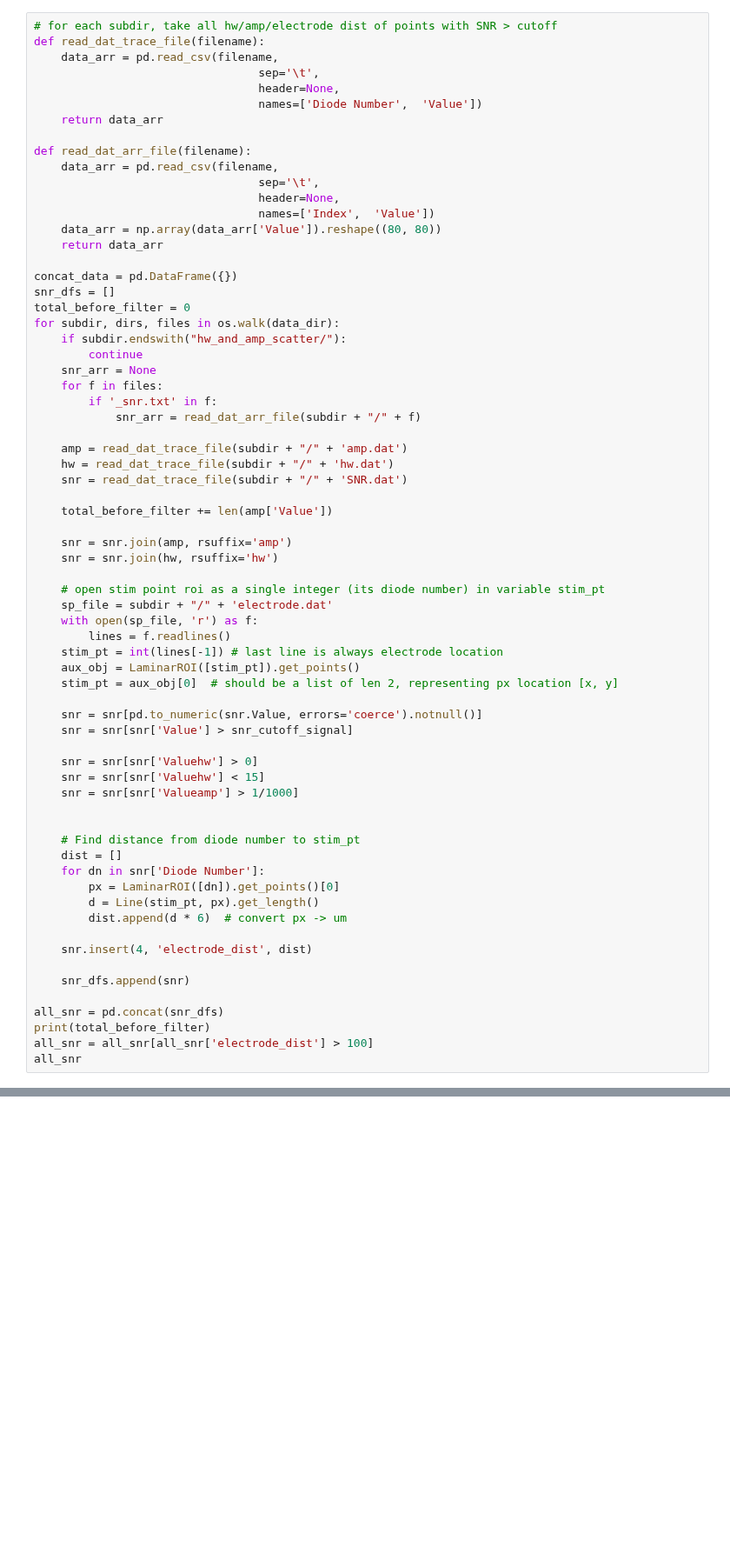
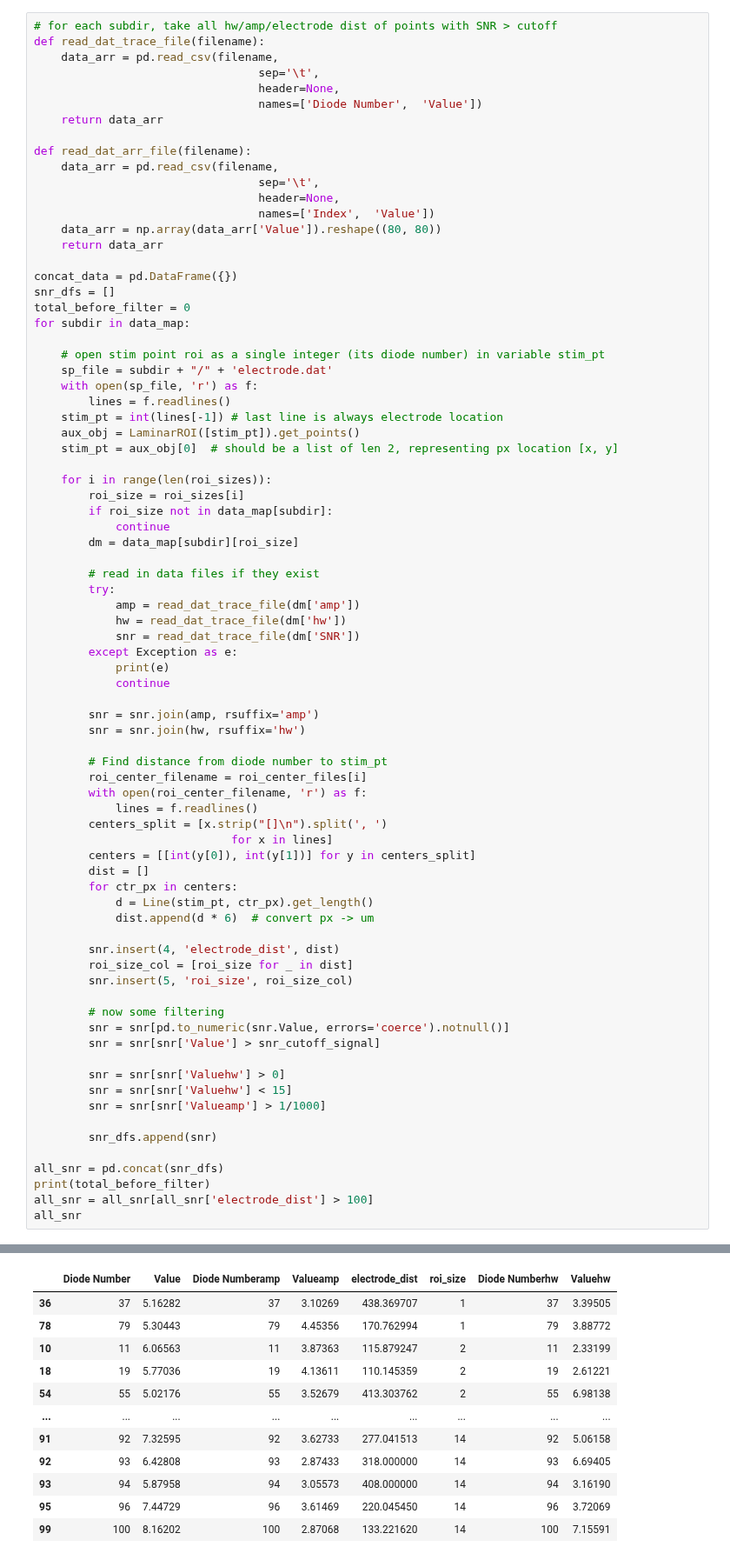
Before and after one commit to john-judge/TSM-to-ZDA, a Jupyter notebook: titrate_hw_amp_vs_dist.ipynb, the cells around one changed output, grey strips where cells are left out. Shown at 87% size. Saved outputs shown, nothing was run; the diff lists cells and outputs as text; blank space fills up the shorter version.

```diff
--- a/titrate_hw_amp_vs_dist.ipynb
+++ b/titrate_hw_amp_vs_dist.ipynb
@@ -123,22 +166,7 @@ def read_dat_arr_file(filename):
 concat_data = pd.DataFrame({})
 snr_dfs = []
 total_before_filter = 0
-for subdir, dirs, files in os.walk(data_dir):
-    if subdir.endswith("hw_and_amp_scatter/"):
-        continue
-    snr_arr = None
-    for f in files:
-        if '_snr.txt' in f:
-            snr_arr = read_dat_arr_file(subdir + "/" + f)
-
-    amp = read_dat_trace_file(subdir + "/" + 'amp.dat')
-    hw = read_dat_trace_file(subdir + "/" + 'hw.dat')
-    snr = read_dat_trace_file(subdir + "/" + 'SNR.dat')
-
-    total_before_filter += len(amp['Value'])
-
-    snr = snr.join(amp, rsuffix='amp')
-    snr = snr.join(hw, rsuffix='hw')
+for subdir in data_map:
 
     # open stim point roi as a single integer (its diode number) in variable stim_pt
     sp_file = subdir + "/" + 'electrode.dat'
@@ -148,26 +176,52 @@ for subdir, dirs, files in os.walk(data_dir):
     aux_obj = LaminarROI([stim_pt]).get_points()
     stim_pt = aux_obj[0]  # should be a list of len 2, representing px location [x, y]
 
-    snr = snr[pd.to_numeric(snr.Value, errors='coerce').notnull()]
-    snr = snr[snr['Value'] > snr_cutoff_signal]
+    for i in range(len(roi_sizes)):
+        roi_size = roi_sizes[i]
+        if roi_size not in data_map[subdir]:
+            continue
+        dm = data_map[subdir][roi_size]
 
-    snr = snr[snr['Valuehw'] > 0]
-    snr = snr[snr['Valuehw'] < 15]
-    snr = snr[snr['Valueamp'] > 1/1000]
+        # read in data files if they exist
+        try:
+            amp = read_dat_trace_file(dm['amp'])
+            hw = read_dat_trace_file(dm['hw'])
+            snr = read_dat_trace_file(dm['SNR'])
+        except Exception as e:
+            print(e)
+            continue
 
+        snr = snr.join(amp, rsuffix='amp')
+        snr = snr.join(hw, rsuffix='hw')
 
-    # Find distance from diode number to stim_pt
-    dist = []
-    for dn in snr['Diode Number']:
-        px = LaminarROI([dn]).get_points()[0]
-        d = Line(stim_pt, px).get_length()
-        dist.append(d * 6)  # convert px -> um
+        # Find distance from diode number to stim_pt
+        roi_center_filename = roi_center_files[i]
+        with open(roi_center_filename, 'r') as f:
+            lines = f.readlines()
+        centers_split = [x.strip("[]\n").split(', ')
+                             for x in lines]
+        centers = [[int(y[0]), int(y[1])] for y in centers_split]
+        dist = []
+        for ctr_px in centers:
+            d = Line(stim_pt, ctr_px).get_length()
+            dist.append(d * 6)  # convert px -> um
 
-    snr.insert(4, 'electrode_dist', dist)
+        snr.insert(4, 'electrode_dist', dist)
+        roi_size_col = [roi_size for _ in dist]
+        snr.insert(5, 'roi_size', roi_size_col)
 
-    snr_dfs.append(snr)
+        # now some filtering
+        snr = snr[pd.to_numeric(snr.Value, errors='coerce').notnull()]
+        snr = snr[snr['Value'] > snr_cutoff_signal]
+
+        snr = snr[snr['Valuehw'] > 0]
+        snr = snr[snr['Valuehw'] < 15]
+        snr = snr[snr['Valueamp'] > 1/1000]
+
+        snr_dfs.append(snr)
 
 all_snr = pd.concat(snr_dfs)
 print(total_before_filter)
 all_snr = all_snr[all_snr['electrode_dist'] > 100]
 all_snr
+# %% [output]
@@ -173,0 +233,12 @@ all_snr
+|  | Diode Number | Value | Diode Numberamp | Valueamp | electrode_dist | roi_size | Diode Numberhw | Valuehw |
+| 36 | 37 | 5.16282 | 37 | 3.10269 | 438.369707 | 1 | 37 | 3.39505 |
+| 78 | 79 | 5.30443 | 79 | 4.45356 | 170.762994 | 1 | 79 | 3.88772 |
+| 10 | 11 | 6.06563 | 11 | 3.87363 | 115.879247 | 2 | 11 | 2.33199 |
+| 18 | 19 | 5.77036 | 19 | 4.13611 | 110.145359 | 2 | 19 | 2.61221 |
+| 54 | 55 | 5.02176 | 55 | 3.52679 | 413.303762 | 2 | 55 | 6.98138 |
+| ... | ... | ... | ... | ... | ... | ... | ... | ... |
+| 91 | 92 | 7.32595 | 92 | 3.62733 | 277.041513 | 14 | 92 | 5.06158 |
+| 92 | 93 | 6.42808 | 93 | 2.87433 | 318.000000 | 14 | 93 | 6.69405 |
+| 93 | 94 | 5.87958 | 94 | 3.05573 | 408.000000 | 14 | 94 | 3.16190 |
+| 95 | 96 | 7.44729 | 96 | 3.61469 | 220.045450 | 14 | 96 | 3.72069 |
+| 99 | 100 | 8.16202 | 100 | 2.87068 | 133.221620 | 14 | 100 | 7.15591 |
```
Also changed, not shown: parts of 8 cells of this notebook, 4 other files.
